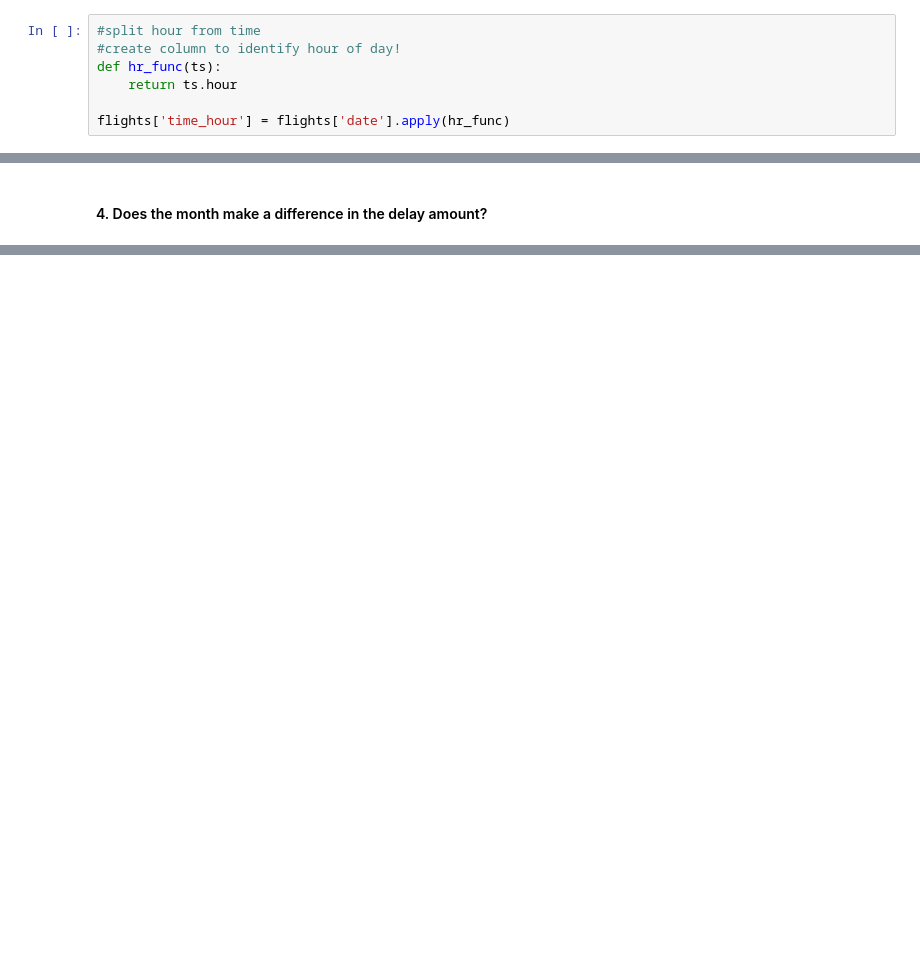
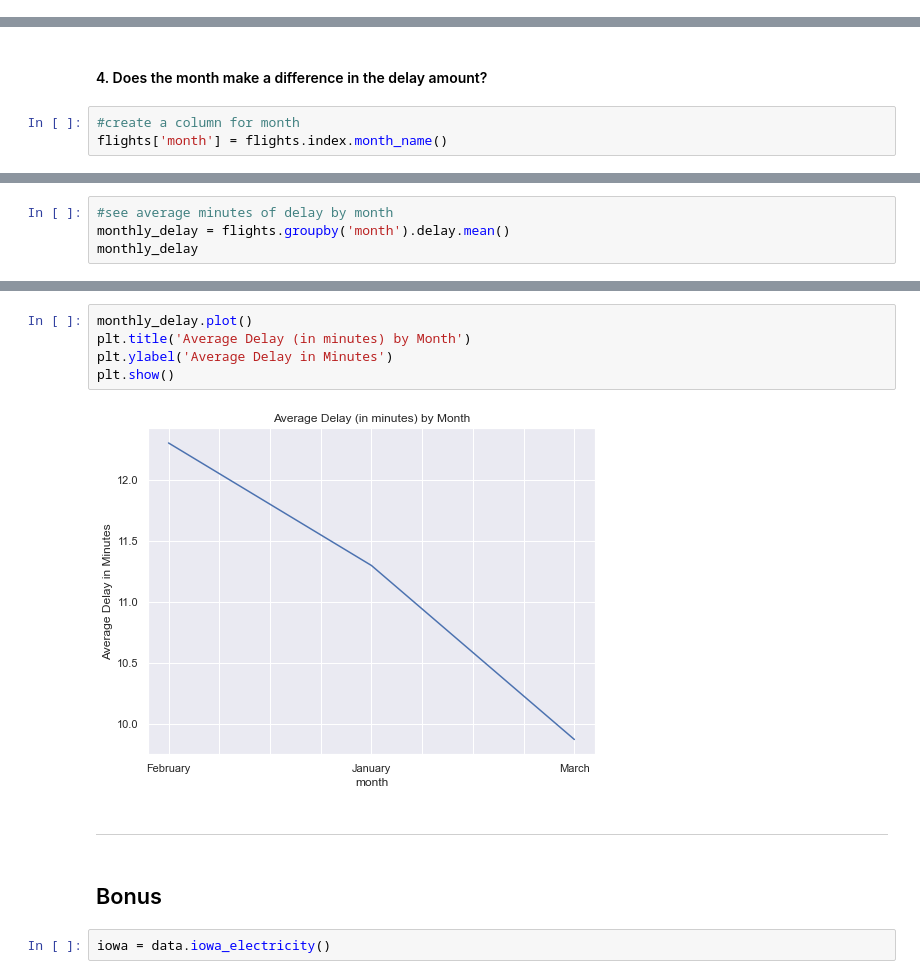
Before and after one commit to natasharivers/time-series-exercises, a Jupyter notebook: Dates Exercises.ipynb, the cells around one changed output, grey strips where cells are left out. Drawn from its saved outputs; the diff is of its cells as text; blank space fills up the shorter version.

Commit message:
exercises through bonus

```diff
--- a/Dates Exercises.ipynb
+++ b/Dates Exercises.ipynb
@@ -561,7 +666,0 @@ Name: delay, Length: 14217, dtype: int64
-# %%
-#split hour from time
-#create column to identify hour of day!
-def hr_func(ts):
-    return ts.hour
-
-flights['time_hour'] = flights['date'].apply(hr_func)
@@ -610,2 +686,5 @@ Name: delay, dtype: int64
 # %% [markdown]
 #### 4. Does the month make a difference in the delay amount?
+# %%
+#create a column for month
+flights['month'] = flights.index.month_name()
@@ -611,0 +709,4 @@ Name: delay, dtype: int64
+# %%
+#see average minutes of delay by month
+monthly_delay = flights.groupby('month').delay.mean()
+monthly_delay
@@ -611,0 +727,13 @@ Name: delay, dtype: int64
+# %%
+monthly_delay.plot()
+plt.title('Average Delay (in minutes) by Month')
+plt.ylabel('Average Delay in Minutes')
+plt.show()
+# %% [output]
+[figure, added]
+# %% [markdown]
+<hr style="border:3px solid black"> </hr>
+# %% [markdown]
+## Bonus
+# %%
+iowa = data.iowa_electricity()
```
Also changed, not shown: parts of 37 cells of this notebook.
